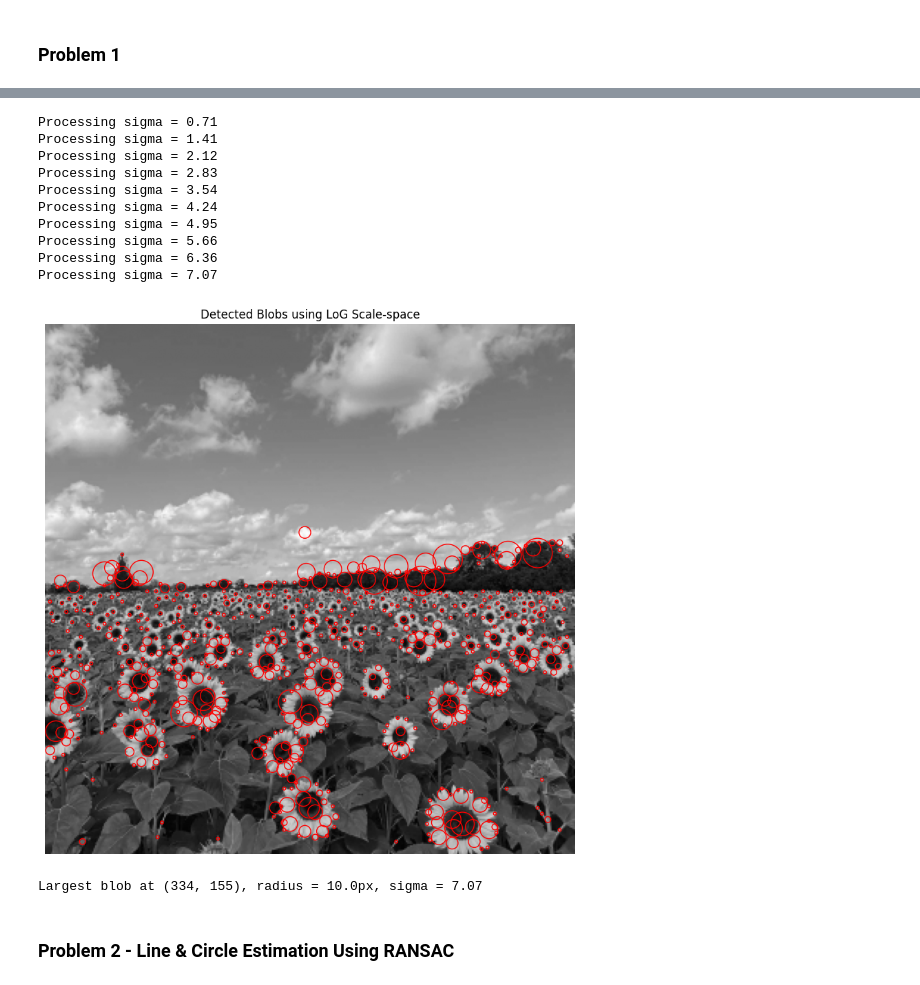
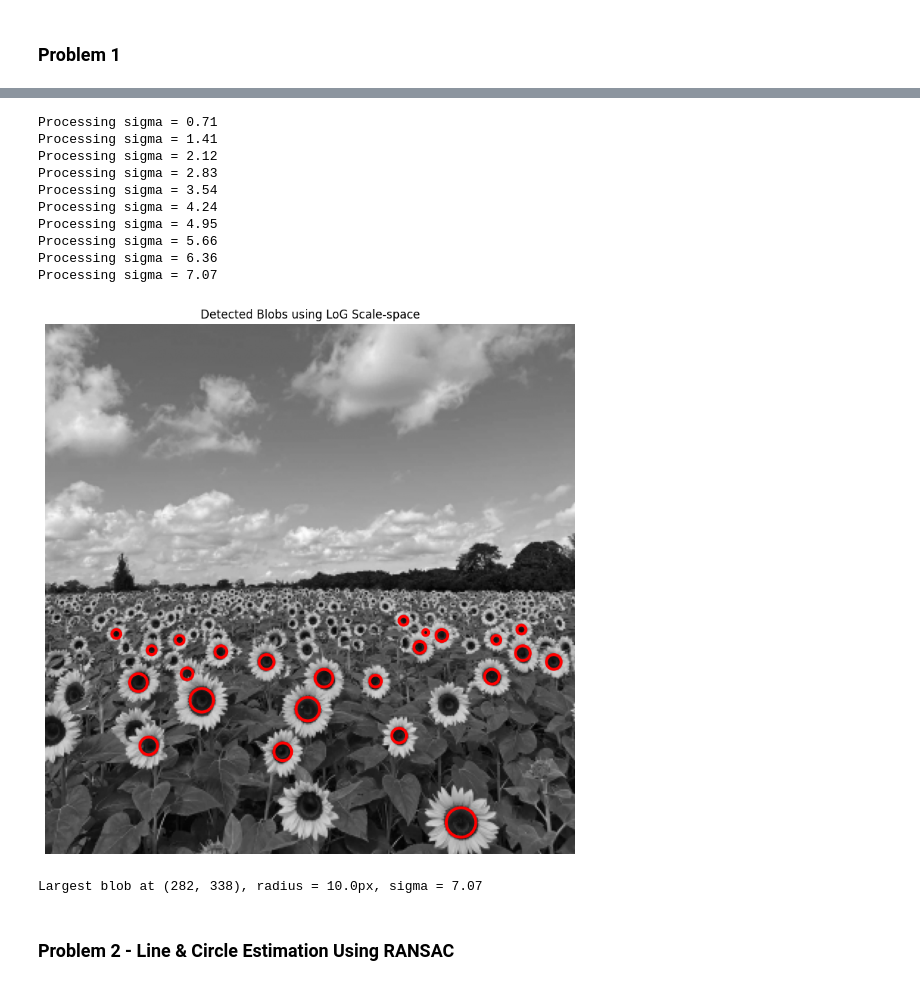
Before and after one commit to NaveenSanjaya/Image-Processing-and-Machine-Vision, a Jupyter notebook: assignment_02/assignment_02.ipynb, the cells around one changed output, grey strips where cells are left out. Saved outputs shown, nothing was run; the diff lists cells and outputs as text; code cells hidden in the pictures.

Commit message:
changed: LoG filter in problem 1

```diff
--- a/assignment_02/assignment_02.ipynb
+++ b/assignment_02/assignment_02.ipynb
@@ -51,10 +31,9 @@ for r in sigma_range:
     X, Y = np.meshgrid(np.arange(-hw, hw + 1), np.arange(-hw, hw + 1))
 
     # Compute normalized Laplacian of Gaussian (LoG) kernel
-    LoG = ((X**2 + Y**2 - 2 * sigma**2) / (np.pi * sigma**6)) * np.exp(-(X**2 + Y**2) / (2 * sigma**2))
-
-    # Apply filter (use sigma^2 scaling for normalization)
-    response = cv.filter2D(gray, cv.CV_32F, LoG) * sigma**2
+    blur = cv.GaussianBlur(gray, (0, 0), sigma)
+    lap = cv.Laplacian(blur, cv.CV_32F)
+    response = sigma**2 * np.abs(lap)
     response_sq = np.square(response)  # make all responses positive
 
     # Local maxima detection (simple 2D neighborhood)
@@ -72,36 +51,36 @@ for x, y, sigma in detections:
     if all(np.hypot(x - fx, y - fy) > min_dist for fx, fy, _ in filtered_detections):
         filtered_detections.append((x, y, sigma))
 
 # Draw detected circles
 for x, y, sigma in filtered_detections:
     radius = np.sqrt(2) * sigma
-    circ = plt.Circle((x, y), radius, color='r', linewidth=1, fill=False)
+    circ = plt.Circle((x, y), radius, color='r', linewidth=3, fill=False)
     ax.add_patch(circ)
 
 plt.title('Detected Blobs using LoG Scale-space')
 plt.show()
 
 # Report largest blob
 if filtered_detections:
     largest_blob = max(filtered_detections, key=lambda b: np.sqrt(2) * b[2])
     x, y, sigma = largest_blob
     radius = np.sqrt(2) * sigma
     print(f"Largest blob at ({int(x)}, {int(y)}), radius = {radius:.1f}px, sigma = {sigma:.2f}")
 else:
     print("No blobs detected above threshold.")
 # %% [output]
 Processing sigma = 0.71
 Processing sigma = 1.41
 Processing sigma = 2.12
 Processing sigma = 2.83
 Processing sigma = 3.54
 Processing sigma = 4.24
 Processing sigma = 4.95
 Processing sigma = 5.66
 Processing sigma = 6.36
 Processing sigma = 7.07
-[figure, old version]
+[figure, new version]
-Largest blob at (334, 155), radius = 10.0px, sigma = 7.07
+Largest blob at (282, 338), radius = 10.0px, sigma = 7.07
 # %% [markdown]
 ### Problem 2 - Line & Circle Estimation Using RANSAC
 # %%
```
Also changed, not shown: parts of 2 cells of this notebook.
